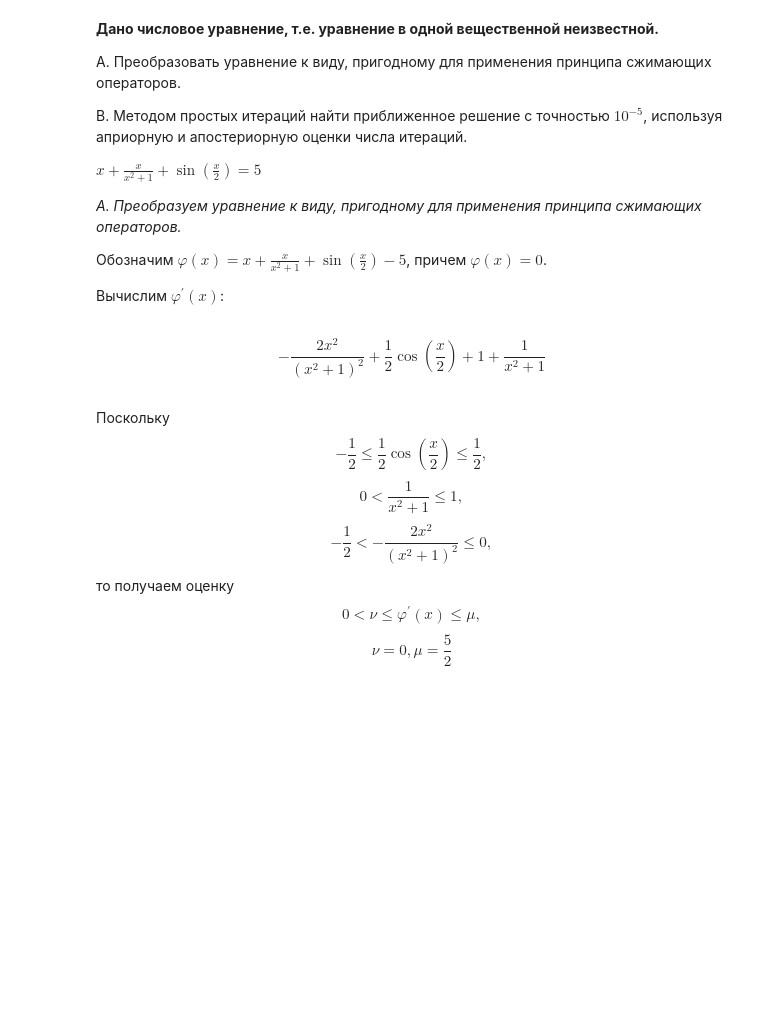
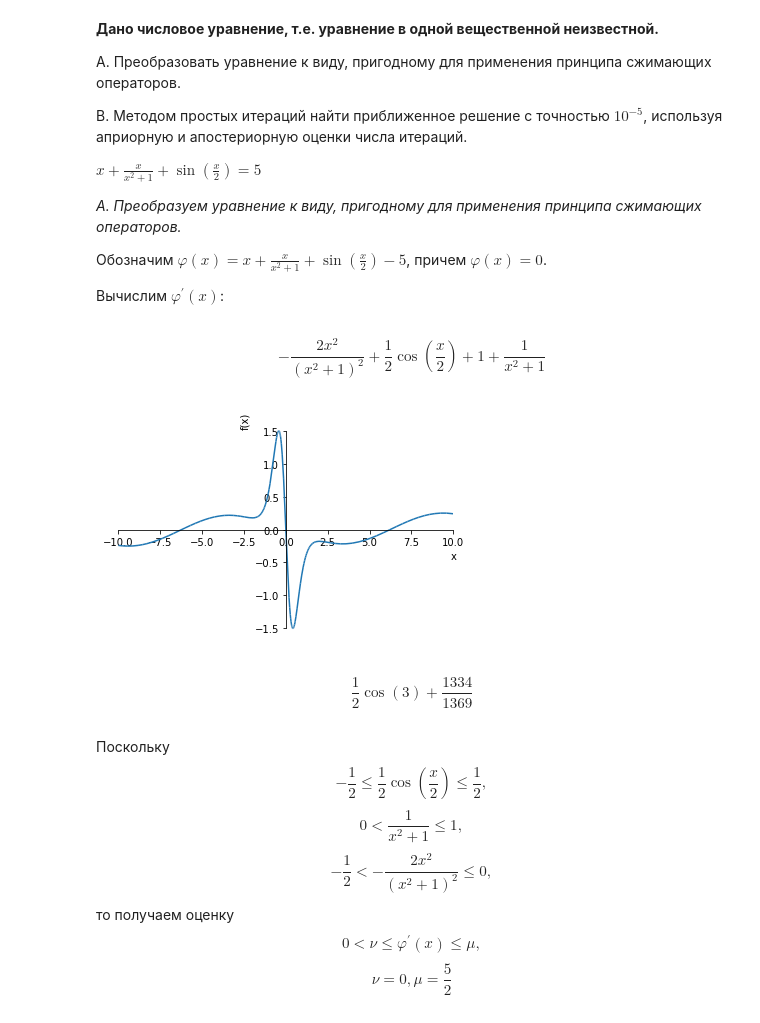
Before and after one commit to olerom/functional-analysis, a Jupyter notebook: notebooks/module1/task15.ipynb, the cells around one changed output. Drawn from its saved outputs; the diff is of its cells as text; code cells hidden in the pictures; blank space fills up the shorter version.

```diff
--- a/notebooks/module1/task15.ipynb
+++ b/notebooks/module1/task15.ipynb
@@ -17,16 +17,20 @@ $x + \frac{x}{x^{2} + 1} + \sin{\left (\frac{x}{2} \right )} = 5$
 # %%
 import sympy as sp
 from IPython.display import display
 
 sp.init_printing(use_latex='mathjax')
 
 x = sp.Symbol('x')
 varphi = (x + sp.sin(x/2) + x/(1 + x**2) - 5)
 
 diffed_varphi = sp.diff(varphi, x)
 display(diffed_varphi)
+sp.plot(diffed_varphi.diff(x))
+display(diffed_varphi.subs(x, 6))
 # %% [output]
 $$- \frac{2 x^{2}}{\left(x^{2} + 1\right)^{2}} + \frac{1}{2} \cos{\left (\frac{x}{2} \right )} + 1 + \frac{1}{x^{2} + 1}$$
+[figure, added]
+$$\frac{1}{2} \cos{\left (3 \right )} + \frac{1334}{1369}$$
 # %% [markdown]
 Поскольку
 $$- \frac{1}{2} \leq \frac{1}{2} \cos{\left (\frac{x}{2} \right )} \leq \frac{1}{2},$$
```
Also changed, not shown: 4 other files.
